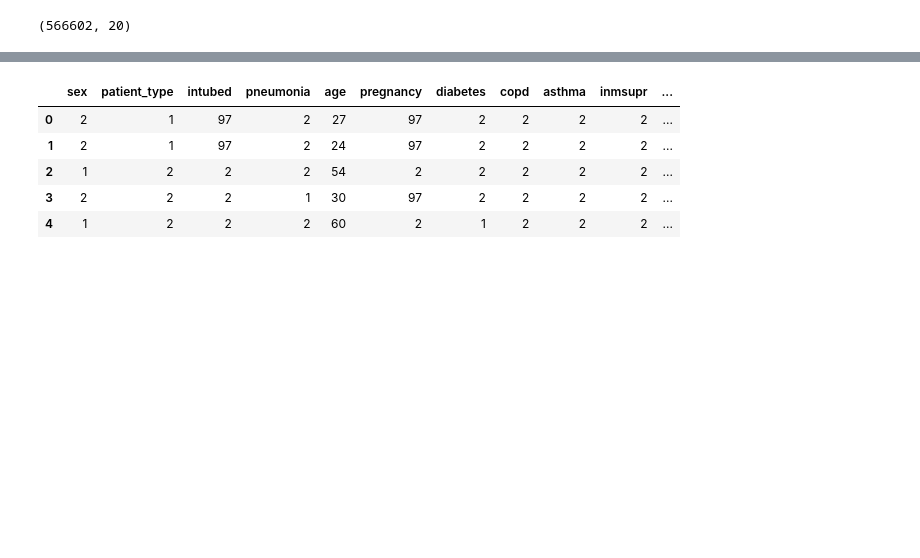
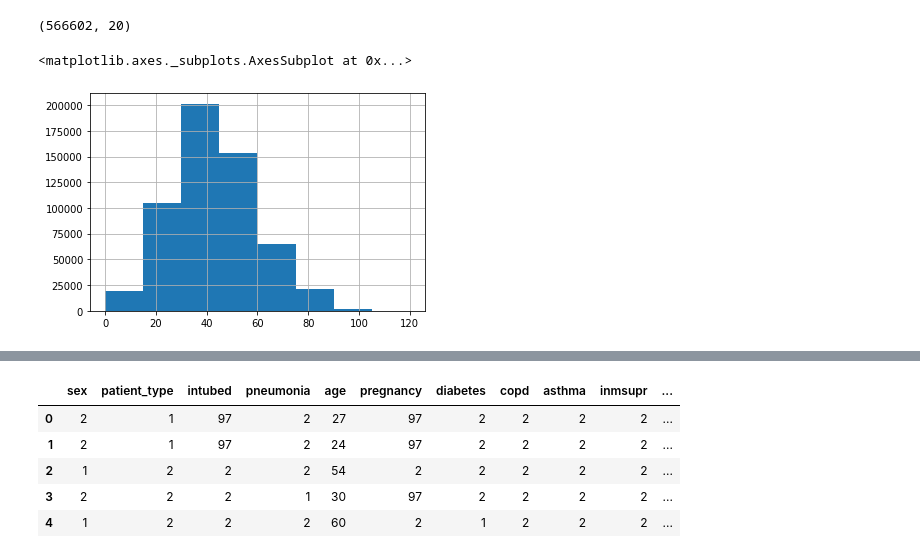
Before and after one commit to Andres8bit/Machine-Learning, a Jupyter notebook: Covid_model.ipynb, the cells around one changed output, grey strips where cells are left out. Saved outputs shown, nothing was run; the diff lists cells and outputs as text; code cells hidden in the pictures; blank space fills up the shorter version.

```diff
--- a/Covid_model.ipynb
+++ b/Covid_model.ipynb
@@ -356,3 +357,8 @@ training_set.head()
 training_set.shape
 # %% [output]
 (566602, 20)
+# %%
+training_set.age.hist(bins=8)
+# %% [output]
+<matplotlib.axes._subplots.AxesSubplot at 0x...>
+[figure, added]
```
Also changed, not shown: parts of 5 cells of this notebook.
